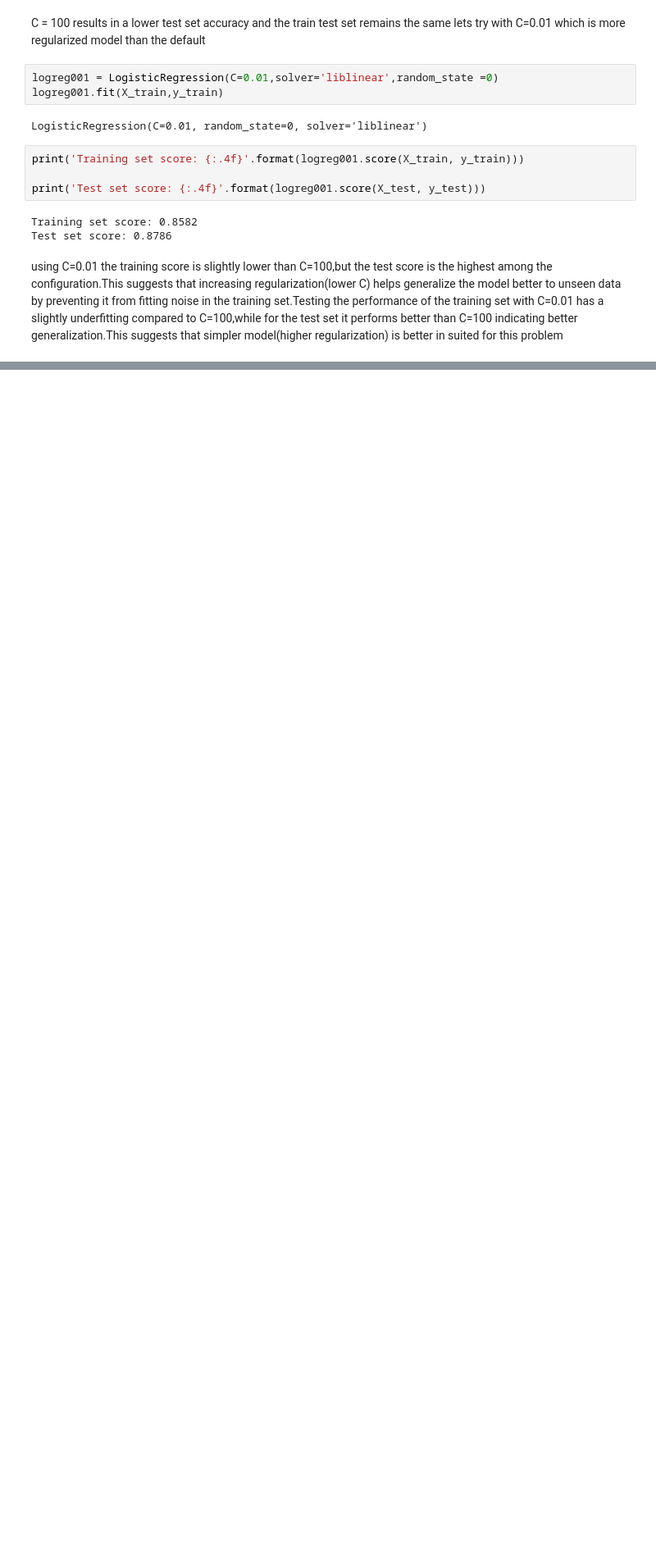
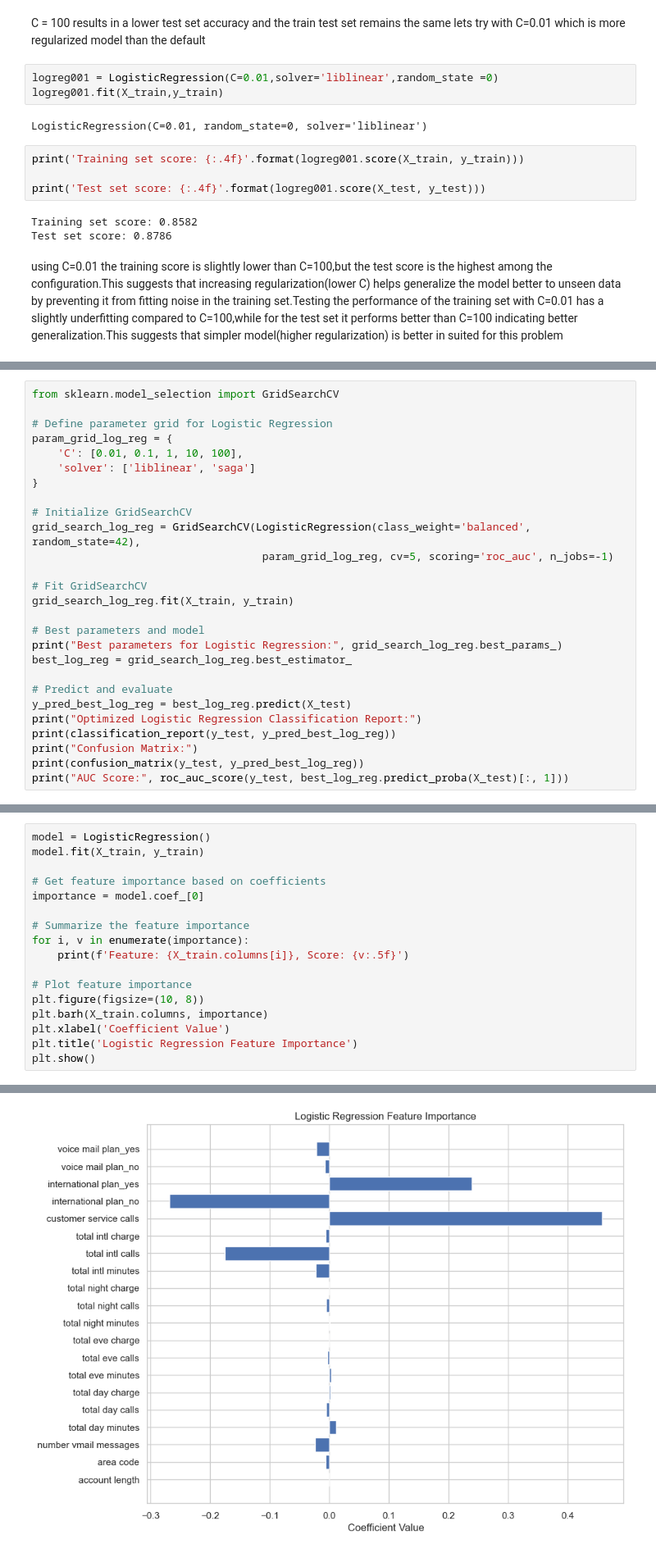
Before and after one commit to victoriamuinde07/Data-science-project-SyrialTel-project, a Jupyter notebook: index.ipynb, the cells around one changed output, grey strips where cells are left out. Shown at 82% size. Drawn from its saved outputs; the diff is of its cells as text; blank space fills up the shorter version.

```diff
--- a/index.ipynb
+++ b/index.ipynb
@@ -1102,0 +1220,27 @@ by preventing it from fitting noise in the training set.Testing the performance
+# %%
+from sklearn.model_selection import GridSearchCV
+
+# Define parameter grid for Logistic Regression
+param_grid_log_reg = {
+    'C': [0.01, 0.1, 1, 10, 100],
+    'solver': ['liblinear', 'saga']
+}
+
+# Initialize GridSearchCV
+grid_search_log_reg = GridSearchCV(LogisticRegression(class_weight='balanced', random_state=42),
+                                    param_grid_log_reg, cv=5, scoring='roc_auc', n_jobs=-1)
+
+# Fit GridSearchCV
+grid_search_log_reg.fit(X_train, y_train)
+
+# Best parameters and model
+print("Best parameters for Logistic Regression:", grid_search_log_reg.best_params_)
+best_log_reg = grid_search_log_reg.best_estimator_
+
+# Predict and evaluate
+y_pred_best_log_reg = best_log_reg.predict(X_test)
+print("Optimized Logistic Regression Classification Report:")
+print(classification_report(y_test, y_pred_best_log_reg))
+print("Confusion Matrix:")
+print(confusion_matrix(y_test, y_pred_best_log_reg))
+print("AUC Score:", roc_auc_score(y_test, best_log_reg.predict_proba(X_test)[:, 1]))
@@ -1102,0 +1273,18 @@ by preventing it from fitting noise in the training set.Testing the performance
+# %%
+model = LogisticRegression()
+model.fit(X_train, y_train)
+
+# Get feature importance based on coefficients
+importance = model.coef_[0]
+
+# Summarize the feature importance
+for i, v in enumerate(importance):
+    print(f'Feature: {X_train.columns[i]}, Score: {v:.5f}')
+
+# Plot feature importance
+plt.figure(figsize=(10, 8))
+plt.barh(X_train.columns, importance)
+plt.xlabel('Coefficient Value')
+plt.title('Logistic Regression Feature Importance')
+plt.show()
+# %% [output]
@@ -1102,0 +1318 @@ by preventing it from fitting noise in the training set.Testing the performance
+[figure, added]
```
Also changed, not shown: parts of 27 cells of this notebook.
